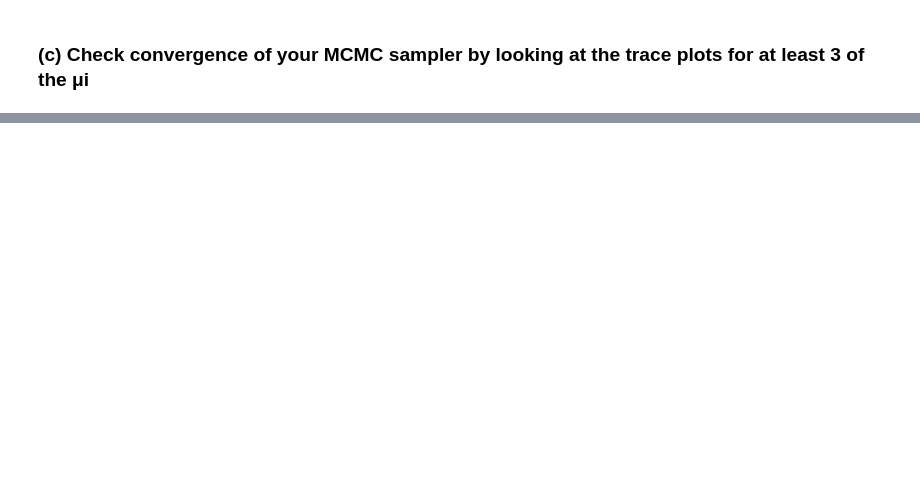
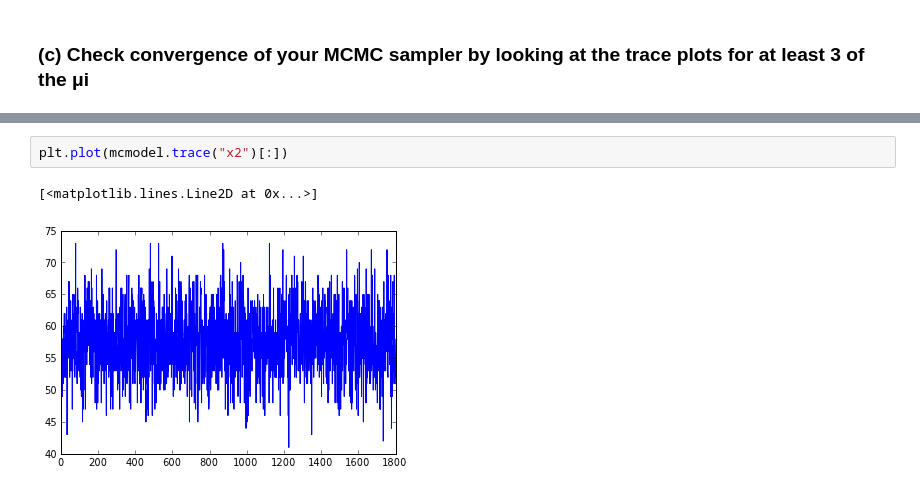
Before and after one commit to sonalisharma/pythonseminar, a Jupyter notebook: HW11/HW11.ipynb, the cells around one changed output, grey strips where cells are left out. Cells and saved outputs as stored; diff of their text form; blank space fills up the shorter version.

```diff
--- a/HW11/HW11.ipynb
+++ b/HW11/HW11.ipynb
@@ -158,0 +131,5 @@ TypeError: unhashable type: 'numpy.ndarray'
+# %%
+plt.plot(mcmodel.trace("x2")[:])
+# %% [output]
+[<matplotlib.lines.Line2D at 0x...>]
+[figure, added]
```
Also changed, not shown: parts of 15 cells of this notebook.
